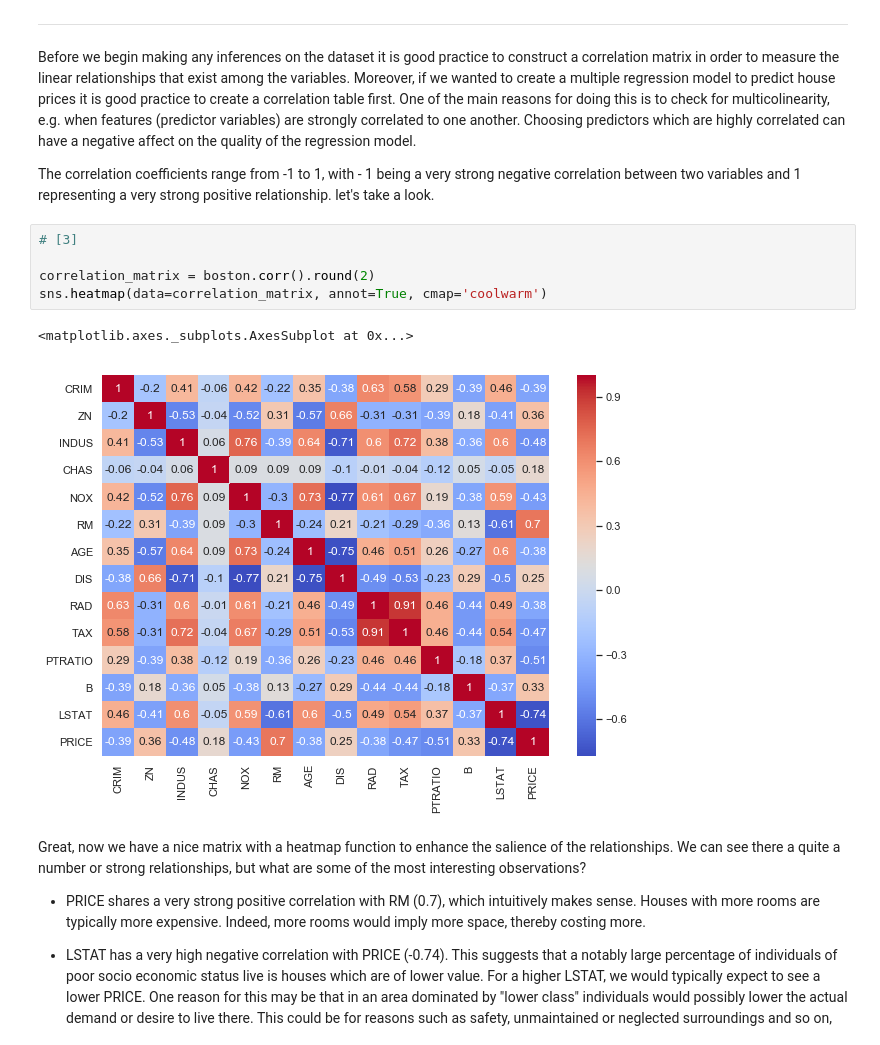
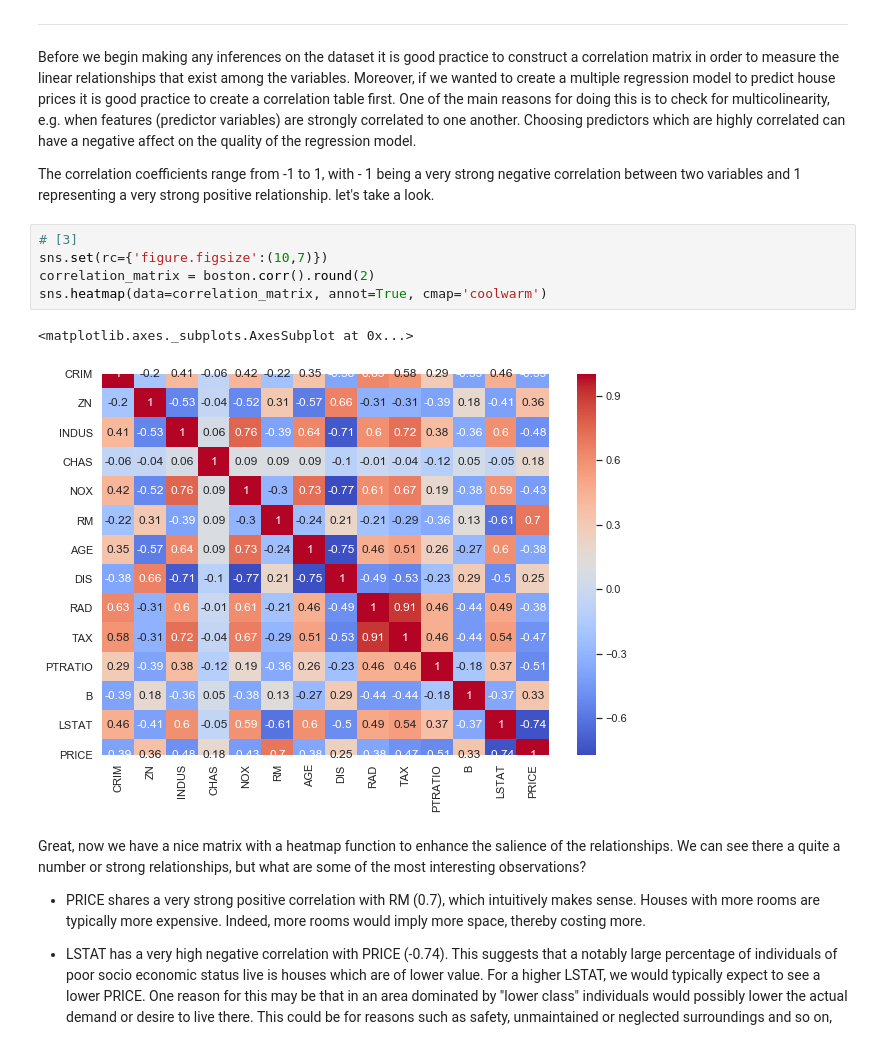
Before and after one commit to Datagatherer2357/Machine-Learning-and-Statistics-2019-Assessment, a Jupyter notebook: Machine-Learning-and-Statistics-2019-Assessment.ipynb, the cells around one changed output. Drawn from its saved outputs; the diff is of its cells as text.

```diff
--- a/Machine-Learning-and-Statistics-2019-Assessment.ipynb
+++ b/Machine-Learning-and-Statistics-2019-Assessment.ipynb
@@ -346,12 +341,12 @@ Before we begin making any inferences on the dataset it is good practice to cons
 The correlation coefficients range from -1 to 1, with - 1 being a very strong negative correlation between two variables and 1 representing a very strong positive relationship. let's take a look.
 # %%
 # [3]
-
+sns.set(rc={'figure.figsize':(10,7)})
 correlation_matrix = boston.corr().round(2)
 sns.heatmap(data=correlation_matrix, annot=True, cmap='coolwarm')
 # %% [output]
 <matplotlib.axes._subplots.AxesSubplot at 0x...>
-[figure, old version]
+[figure, new version]
 # %% [markdown]
 Great, now we have a nice matrix with a heatmap function to enhance the salience of the relationships. We can see there a quite a number or strong relationships, but what are some of the most interesting observations?
 
```
Also changed, not shown: parts of 22 cells of this notebook, 1 other file.
